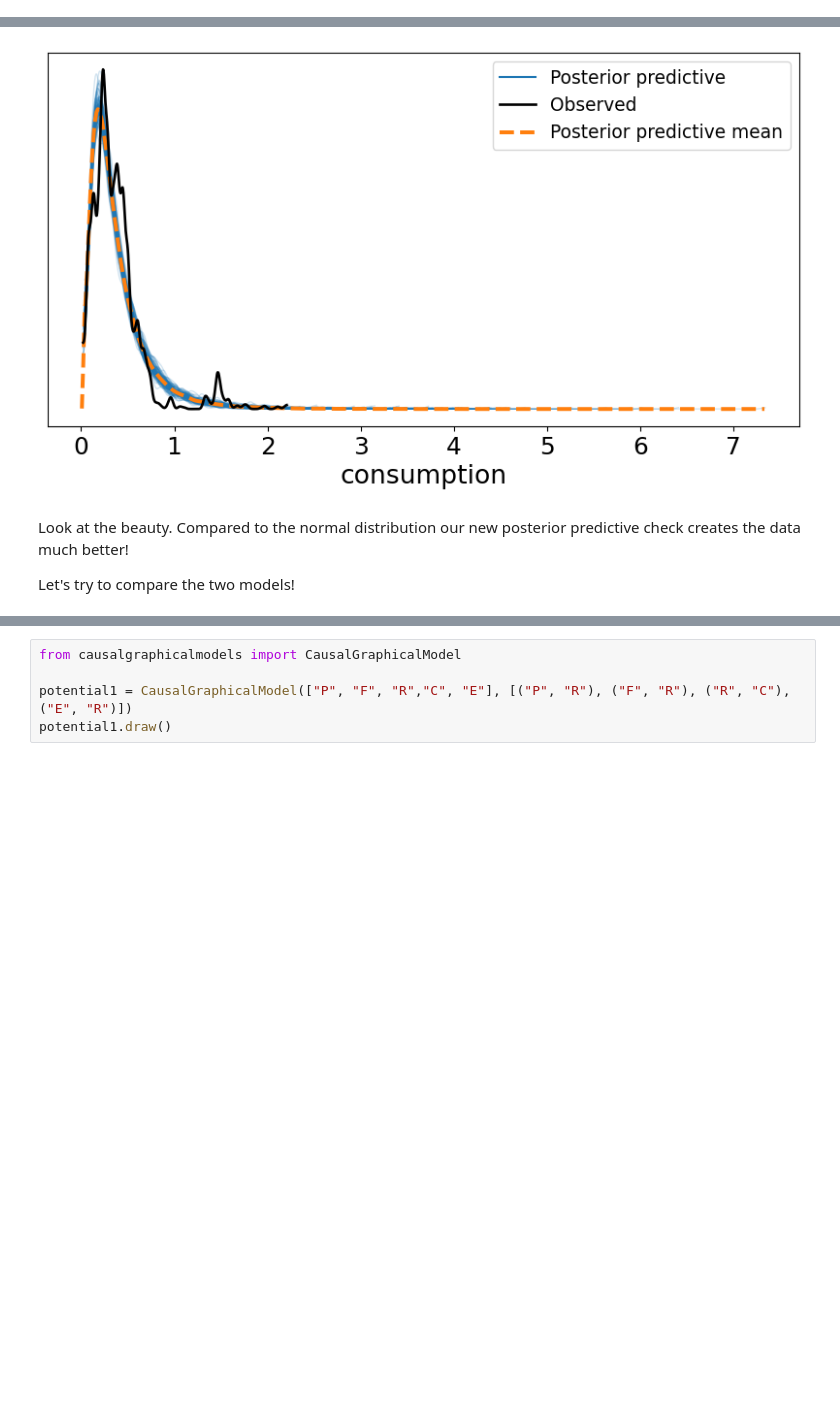
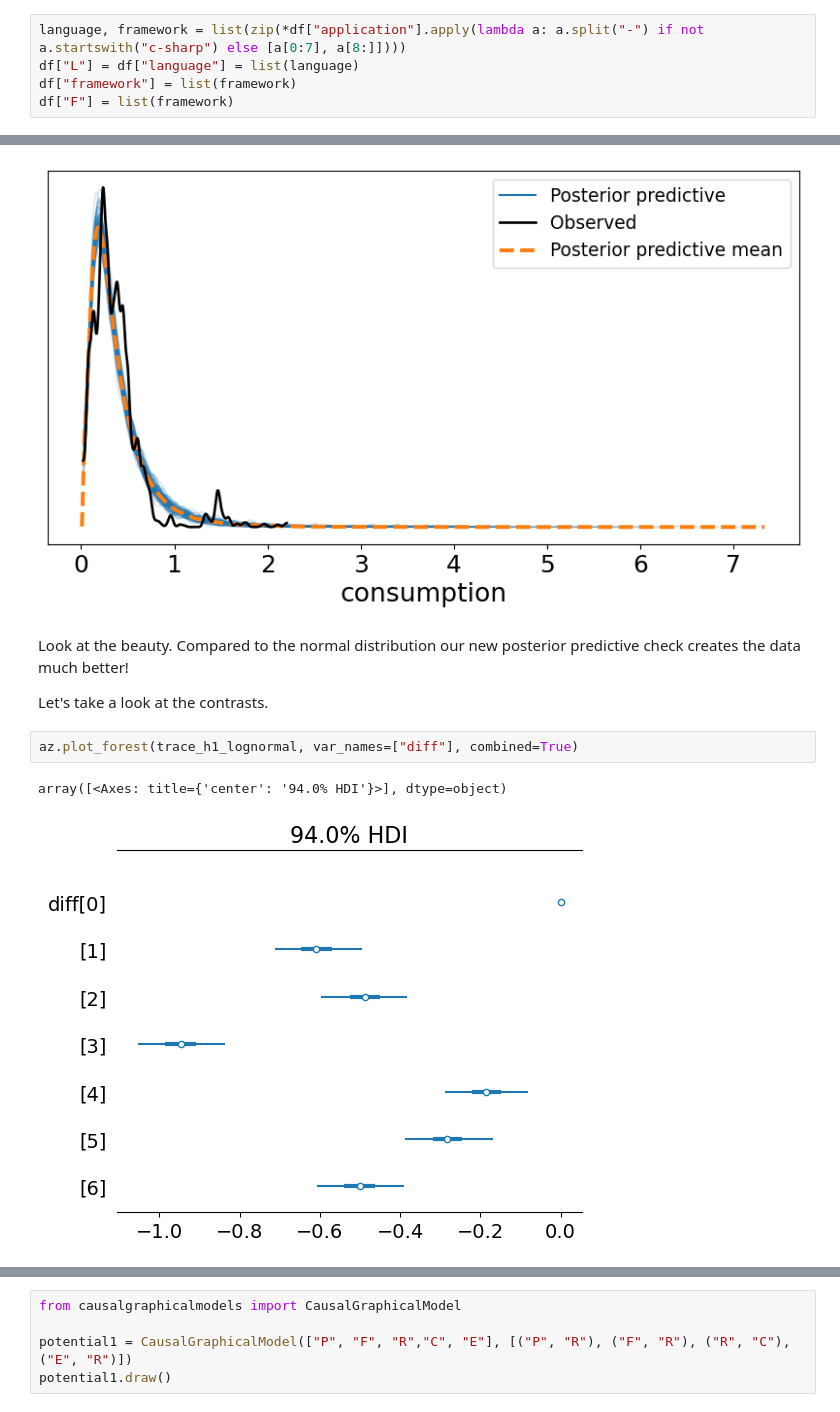
Before and after one commit to joakimGD/PRPRO-exam, a Jupyter notebook: main-question.ipynb, the cells around one changed output, grey strips where cells are left out. Cells and saved outputs as stored; diff of their text form; blank space fills up the shorter version.

```diff
--- a/main-question.ipynb
+++ b/main-question.ipynb
@@ -154,0 +242,5 @@ plt.show()
+# %%
+language, framework = list(zip(*df["application"].apply(lambda a: a.split("-") if not a.startswith("c-sharp") else [a[0:7], a[8:]])))
+df["L"] = df["language"] = list(language)
+df["framework"] = list(framework)
+df["F"] = list(framework)
@@ -406,5 +521,9 @@ az.plot_ppc(trace_h1_lognormal, num_pp_samples=100, figsize=(10, 5), random_seed
 # %% [markdown]
 Look at the beauty. Compared to the normal distribution our new posterior predictive check creates the data much better!
 
-
-Let's try to compare the two models!
+Let's take a look at the contrasts.
+# %%
+az.plot_forest(trace_h1_lognormal, var_names=["diff"], combined=True)
+# %% [output]
+array([<Axes: title={'center': '94.0% HDI'}>], dtype=object)
+[figure, added]
```
Also changed, not shown: parts of 46 cells of this notebook.
